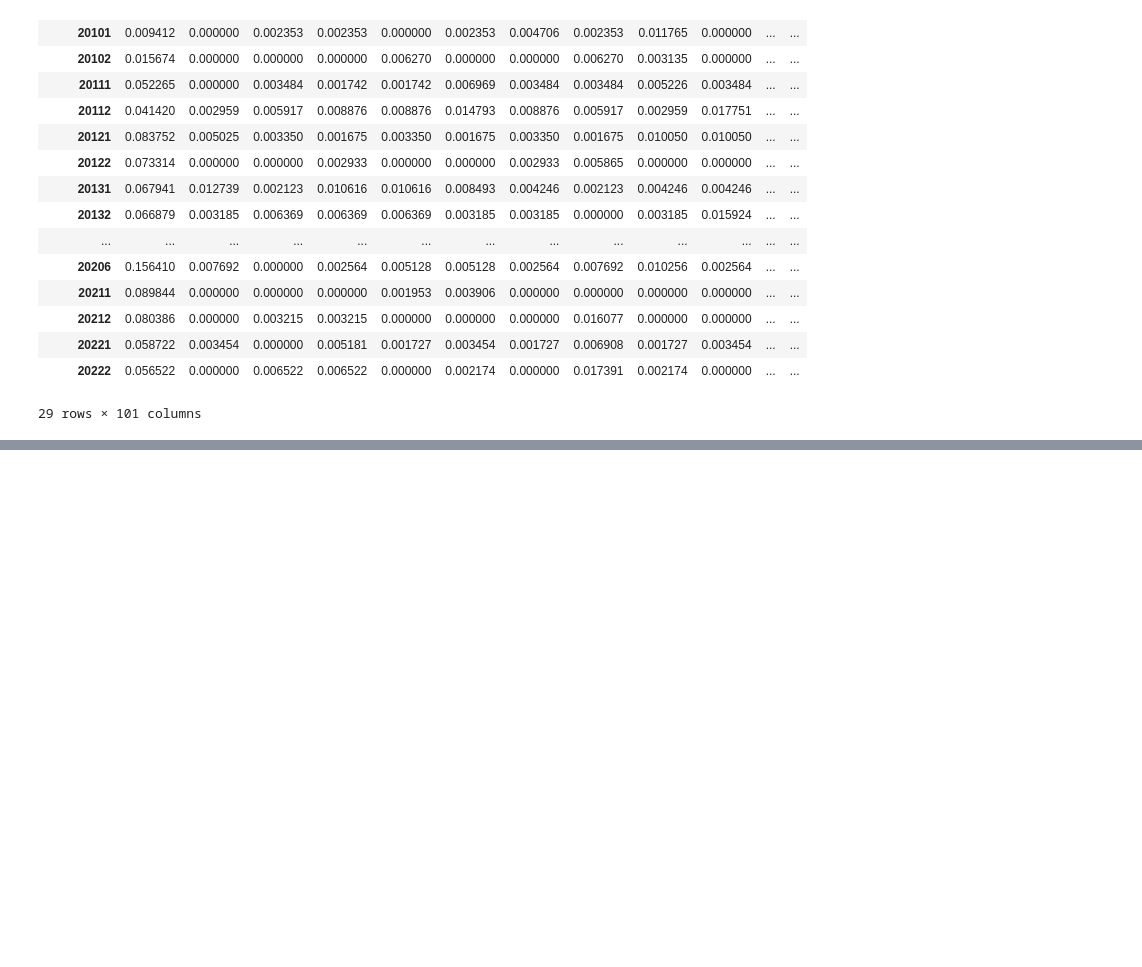
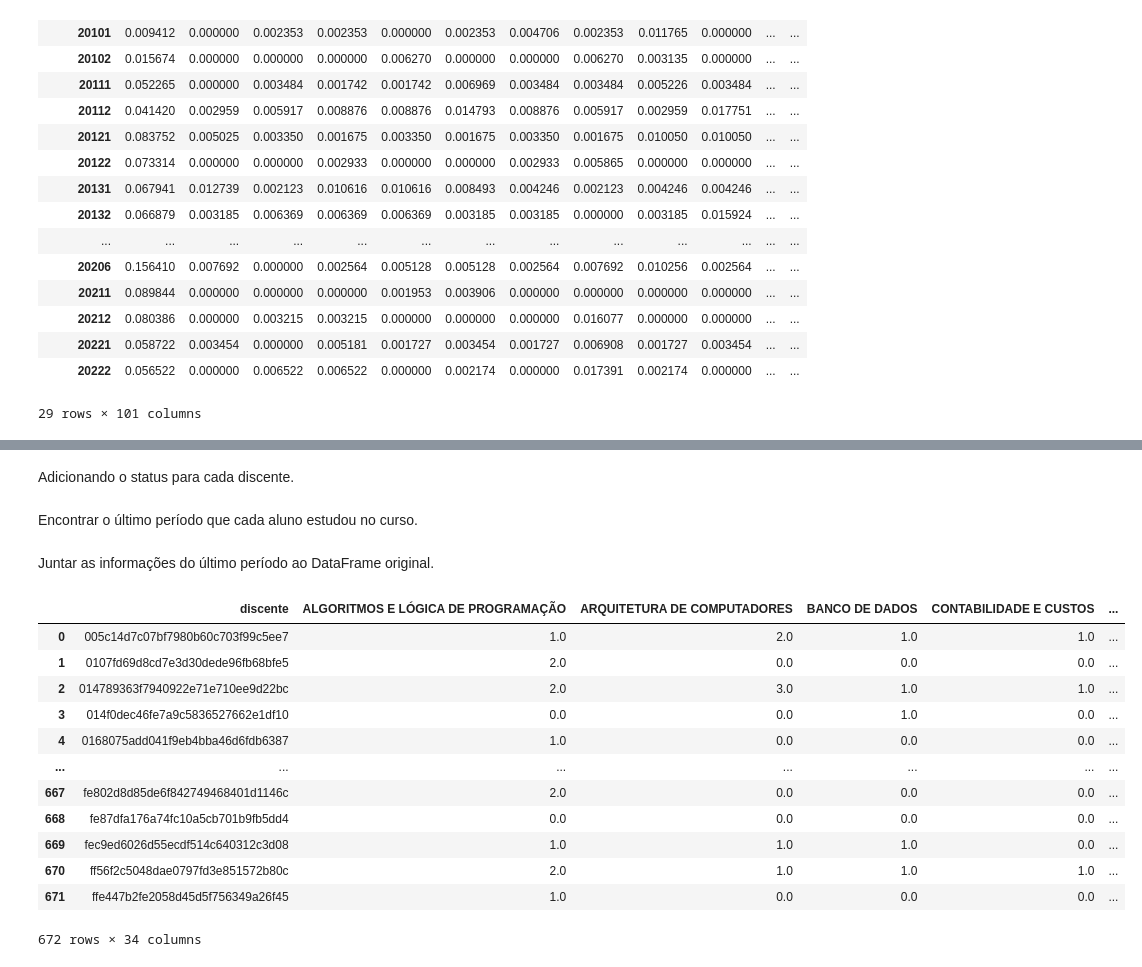
Before and after one commit to wanessabezerra/dataframe-bsi, a Jupyter notebook: datasets/dados-extraidos.ipynb, the cells around one changed output, grey strips where cells are left out. Saved outputs shown, nothing was run; the diff lists cells and outputs as text; code cells hidden in the pictures; blank space fills up the shorter version.

```diff
--- a/datasets/dados-extraidos.ipynb
+++ b/datasets/dados-extraidos.ipynb
@@ -159,0 +142,2 @@ print(tabela_final)
+# %% [markdown]
+Adicionando o status para cada discente.
@@ -159,0 +147,2 @@ print(tabela_final)
+# %% [markdown]
+Encontrar o último período que cada aluno estudou no curso.
@@ -159,0 +152,19 @@ print(tabela_final)
+# %% [markdown]
+Juntar as informações do último período ao DataFrame original.
+# %%
+tabela_final = tabela_final.merge(ultimo_periodo, on='discente', how='left')
+tabela_final
+# %% [output]
+|  | discente | ALGORITMOS E LÓGICA DE PROGRAMAÇÃO | ARQUITETURA DE COMPUTADORES | BANCO DE DADOS | CONTABILIDADE E CUSTOS | ... |
+| 0 | 005c14d7c07bf7980b60c703f99c5ee7 | 1.0 | 2.0 | 1.0 | 1.0 | ... |
+| 1 | 0107fd69d8cd7e3d30dede96fb68bfe5 | 2.0 | 0.0 | 0.0 | 0.0 | ... |
+| 2 | 014789363f7940922e71e710ee9d22bc | 2.0 | 3.0 | 1.0 | 1.0 | ... |
+| 3 | 014f0dec46fe7a9c5836527662e1df10 | 0.0 | 0.0 | 1.0 | 0.0 | ... |
+| 4 | 0168075add041f9eb4bba46d6fdb6387 | 1.0 | 0.0 | 0.0 | 0.0 | ... |
+| ... | ... | ... | ... | ... | ... | ... |
+| 667 | fe802d8d85de6f842749468401d1146c | 2.0 | 0.0 | 0.0 | 0.0 | ... |
+| 668 | fe87dfa176a74fc10a5cb701b9fb5dd4 | 0.0 | 0.0 | 0.0 | 0.0 | ... |
+| 669 | fec9ed6026d55ecdf514c640312c3d08 | 1.0 | 1.0 | 1.0 | 0.0 | ... |
+| 670 | ff56f2c5048dae0797fd3e851572b80c | 2.0 | 1.0 | 1.0 | 1.0 | ... |
+| 671 | ffe447b2fe2058d45d5f756349a26f45 | 1.0 | 0.0 | 0.0 | 0.0 | ... |
+672 rows × 34 columns
```
Also changed, not shown: parts of 15 cells of this notebook.
